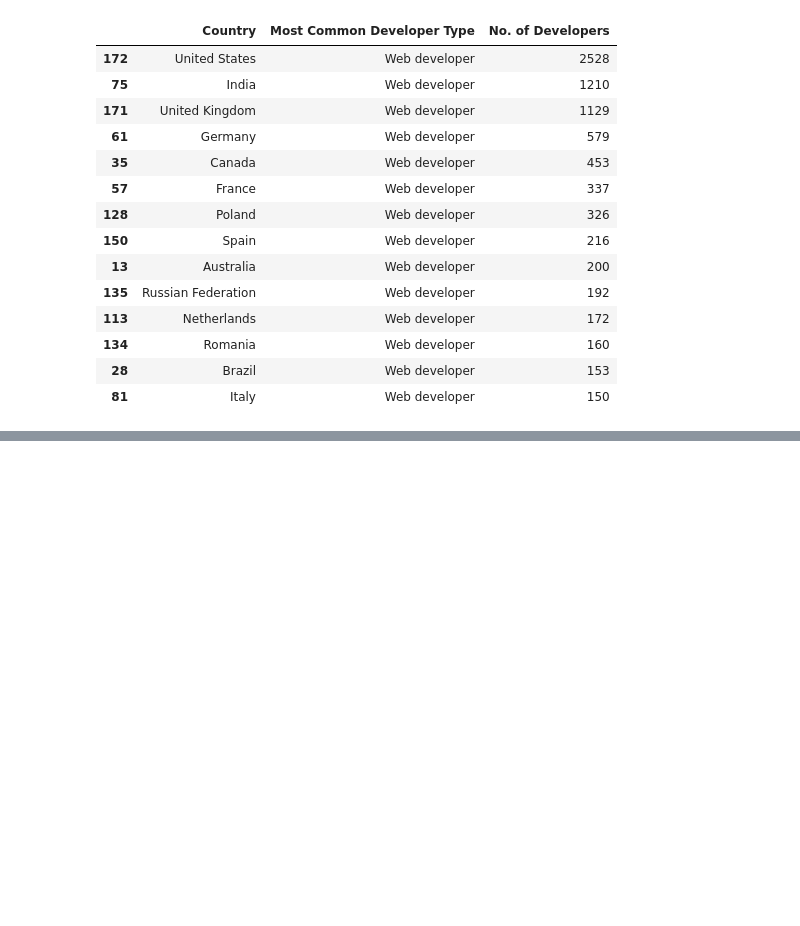
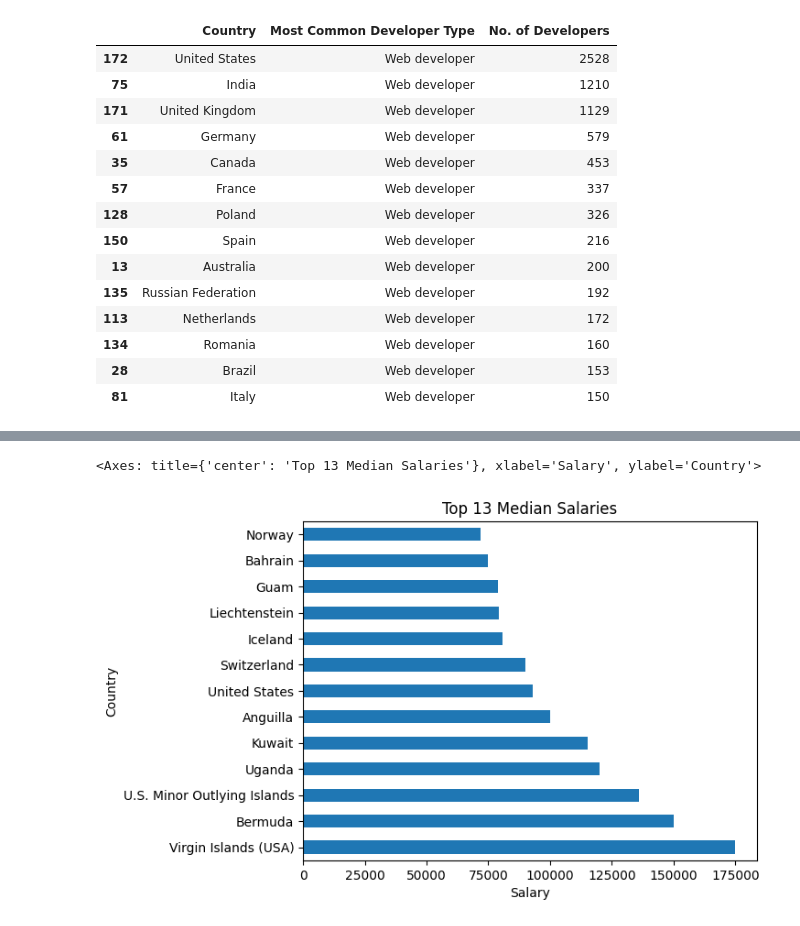
Before and after one commit to omarEssam-11/Data-Science, a Jupyter notebook: Pandas_Notes.ipynb, the cells around one changed output, grey strips where cells are left out. Saved outputs shown, nothing was run; the diff lists cells and outputs as text; code cells hidden in the pictures; blank space fills up the shorter version.

```diff
--- a/Pandas_Notes.ipynb
+++ b/Pandas_Notes.ipynb
@@ -662,0 +738,5 @@ get_most_common_developer_all_countries(country_grp).head(14)
+# %%
+qq[qq >1].sort_values(ascending=False).head(13).plot(kind='barh', title='Top 13 Median Salaries', xlabel='Salary', ylabel='Country')
+# %% [output]
+<Axes: title={'center': 'Top 13 Median Salaries'}, xlabel='Salary', ylabel='Country'>
+[figure, added]
```
Also changed, not shown: parts of 20 cells of this notebook.
